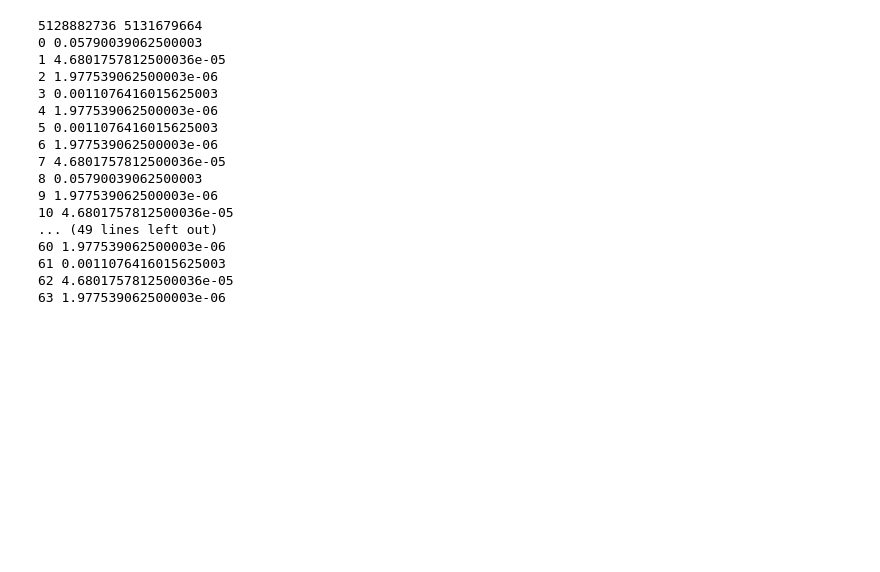
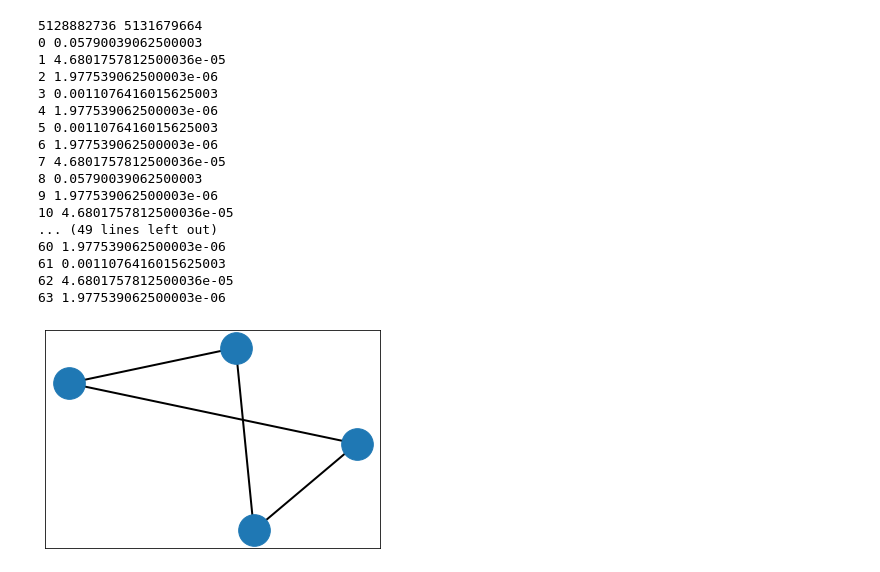
Before and after one commit to Chibikuri/qwopt, a Jupyter notebook: notebook/Untitled.ipynb, the cells around one changed output. Drawn from its saved outputs; the diff is of its cells as text; code cells hidden in the pictures; blank space fills up the shorter version.

```diff
--- a/notebook/Untitled.ipynb
+++ b/notebook/Untitled.ipynb
@@ -120,0 +124,12 @@ for i, v in enumerate(ideal):
+# %%
+target_graph = np.array([[0, 1, 0, 1],
+                                [0, 0, 1, 0],
+                                [0, 1, 0, 1],
+                                [0, 0, 1, 0]])
+G = nx.from_numpy_matrix(target_graph)
+pos = nx.layout.spring_layout(G)
+nodes = nx.draw_networkx_nodes(G, pos, node_size=1000)
+edges = nx.draw_networkx_edges(G, pos, node_size=1000, arrowstyle='->',
+                               arrowsize=10, edge_cmap=plt.cm.Blues, width=2)
+# %% [output]
+[figure, added]
```
Also changed, not shown: parts of 2 cells of this notebook, 3 other files.
